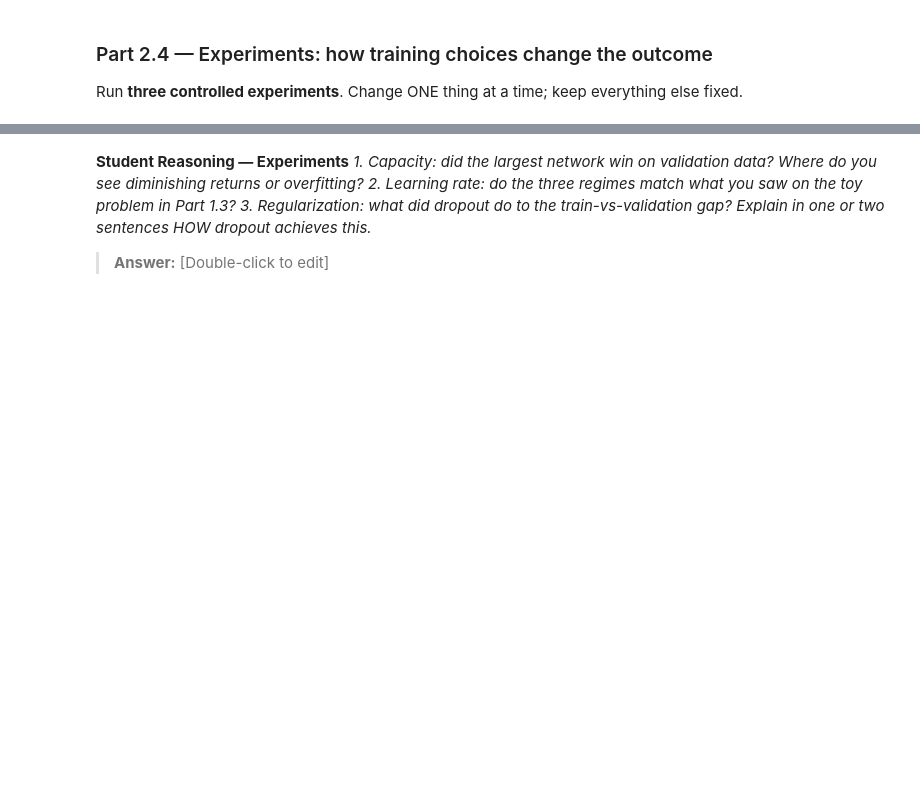
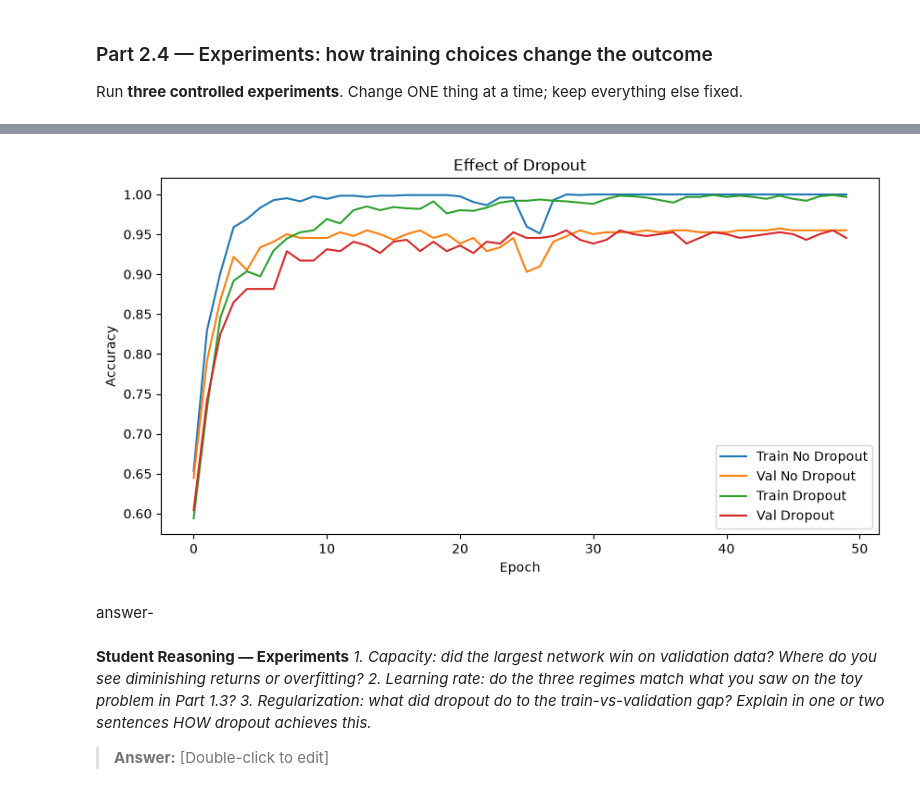
Before and after one commit to kgyamebi/lab-3, a Jupyter notebook: Lab_3.ipynb, the cells around one changed output, grey strips where cells are left out. Saved outputs shown, nothing was run; the diff lists cells and outputs as text; code cells hidden in the pictures; blank space fills up the shorter version.

```diff
--- a/Lab_3.ipynb
+++ b/Lab_3.ipynb
@@ -849,3 +1025,47 @@ Run **three controlled experiments**. Change ONE thing at a time; keep everythin
+# %%
+large_no_dropout = run_experiment(
+    hidden_sizes=(256, 128, 64),
+    dropout=0.0
+)
+
+large_with_dropout = run_experiment(
+    hidden_sizes=(256, 128, 64),
+    dropout=0.3
+)
+
+plt.figure(figsize=(10,5))
+
+plt.plot(
+    large_no_dropout["train_acc"],
+    label="Train No Dropout"
+)
+
+plt.plot(
+    large_no_dropout["val_acc"],
+    label="Val No Dropout"
+)
+
+plt.plot(
+    large_with_dropout["train_acc"],
+    label="Train Dropout"
+)
+
+plt.plot(
+    large_with_dropout["val_acc"],
+    label="Val Dropout"
+)
+
+plt.title("Effect of Dropout")
+plt.xlabel("Epoch")
+plt.ylabel("Accuracy")
+
+plt.legend()
+
+plt.show()
+# %% [output]
+[figure, added]
+# %% [markdown]
+answer-
 # %% [markdown]
 **Student Reasoning — Experiments**
 *1. Capacity: did the largest network win on validation data? Where do you see diminishing
```
Also changed, not shown: parts of 4 cells of this notebook.
